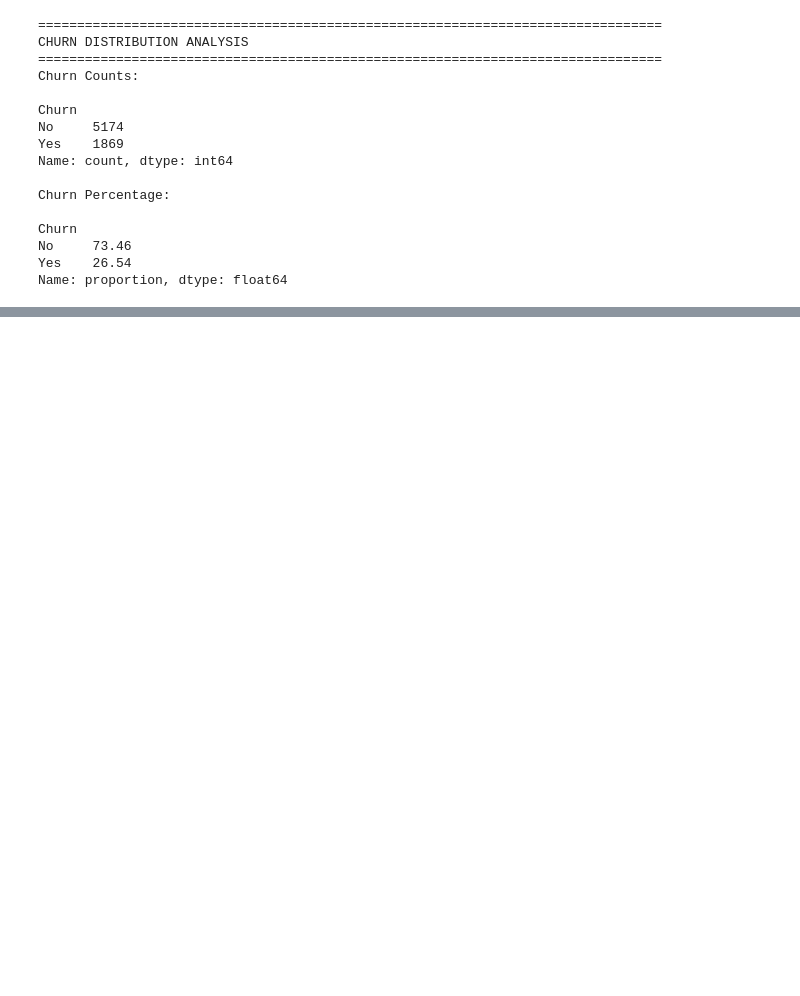
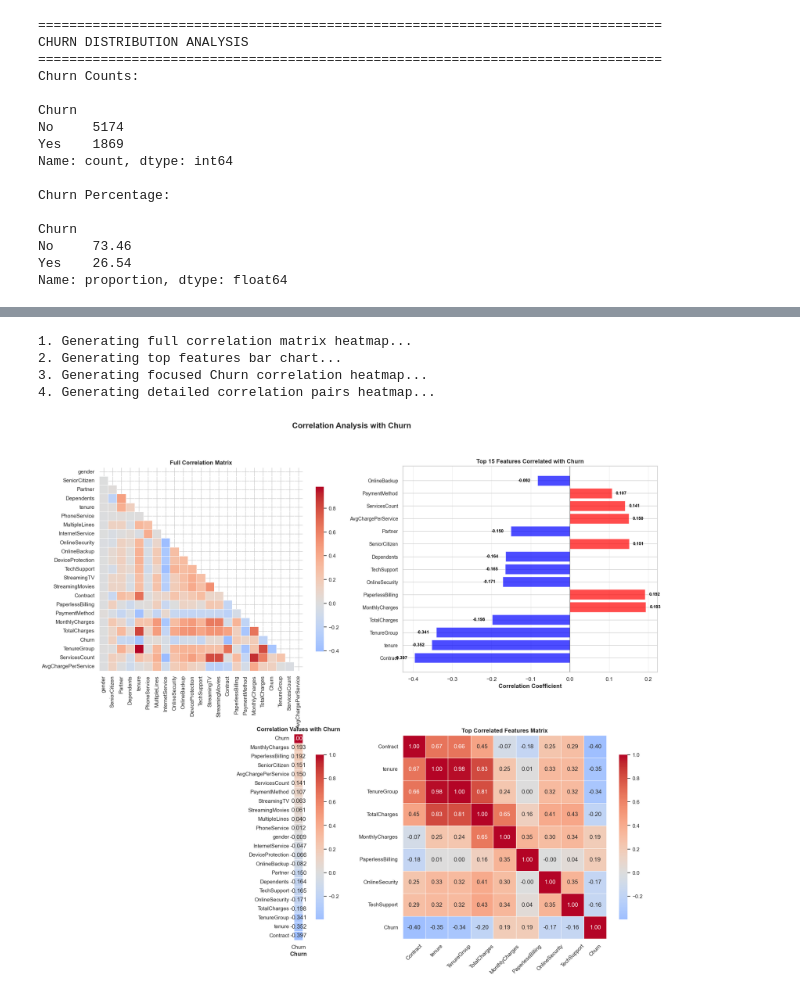
Before and after one commit to akkwok2099/data-analytics-portfolio, a Jupyter notebook: notebooks/01_customer_churn_analysis.ipynb, the cells around one changed output, grey strips where cells are left out. Saved outputs shown, nothing was run; the diff lists cells and outputs as text; code cells hidden in the pictures; blank space fills up the shorter version.

Commit message:
Implementing visualization code in the first project

```diff
--- a/notebooks/01_customer_churn_analysis.ipynb
+++ b/notebooks/01_customer_churn_analysis.ipynb
@@ -285,4 +303,0 @@ ValueError: could not convert string to float: '7590-VHVEG'
-# %%
-# 1. Churn Distribution
-axes[0, 0].pie(churn_counts, labels=['No Churn', 'Churn'], autopct='%1.1f%%', colors=['#2ecc71', '#e74c3c'], startangle=90)
-axes[0, 0].set_title('Churn Distribution', fontweight='bold')
@@ -298,17 +303,0 @@ axes[0, 1].legend()
-# %%
-# 3. Monthly Charges Distribution
-axes[0, 2].hist([telecom_clean[telecom_clean['Churn'] == 'No']['MonthlyCharges'],
-                telecom_clean[telecom_clean['Churn'] == 'Yes']['MonthlyCharges']],
-               bins=20, label=['No Churn', 'Churn'], color=['#2ecc71', '#e74c3c'], alpha=0.7)
-axes[0, 2].set_xlabel('Monthly Charges ($)')
-axes[0, 2].set_ylabel('Count')
-axes[0, 2].set_title('Monthly Charges Distribution', fontweight='bold')
-axes[0, 2].legend()
-# %%
-# 4. Contract Type vs Churn
-contract_churn = pd.crosstab(telecom_clean['Contract'], telecom_clean['Churn'], normalize='index') * 100
-contract_churn.plot(kind='bar', ax=axes[0, 3], color=['#2ecc71', '#e74c3c'])
-axes[0, 3].set_xlabel('Contract Type')
-axes[0, 3].set_ylabel('Percentage (%)')
-axes[0, 3].set_title('Churn Rate by Contract Type', fontweight='bold')
-axes[0, 3].tick_params(axis='x', rotation=45)
@@ -322,0 +584,8 @@ axes[1, 0].tick_params(axis='x', rotation=45)
+# %%
+plot_churn_heatmap(correlation_matrix)
+# %% [output]
+1. Generating full correlation matrix heatmap...
+2. Generating top features bar chart...
+3. Generating focused Churn correlation heatmap...
+4. Generating detailed correlation pairs heatmap...
+[figure, added]
```
Also changed, not shown: parts of 26 cells of this notebook, 2 other files.
